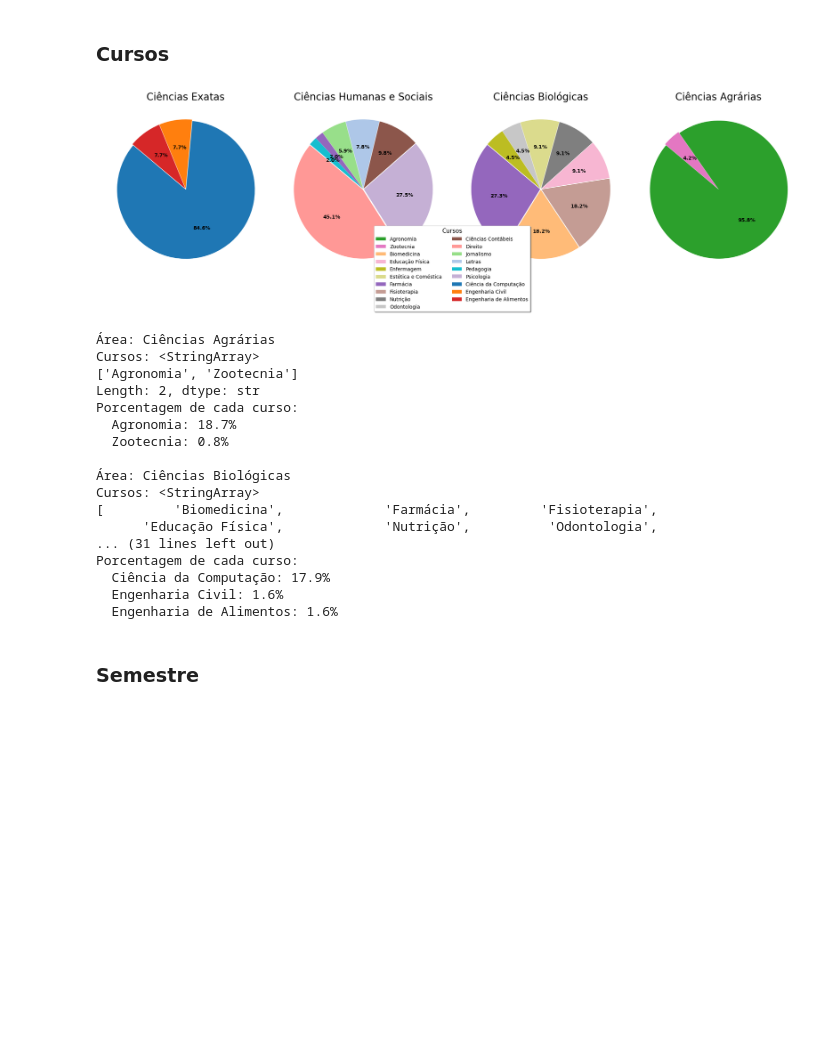
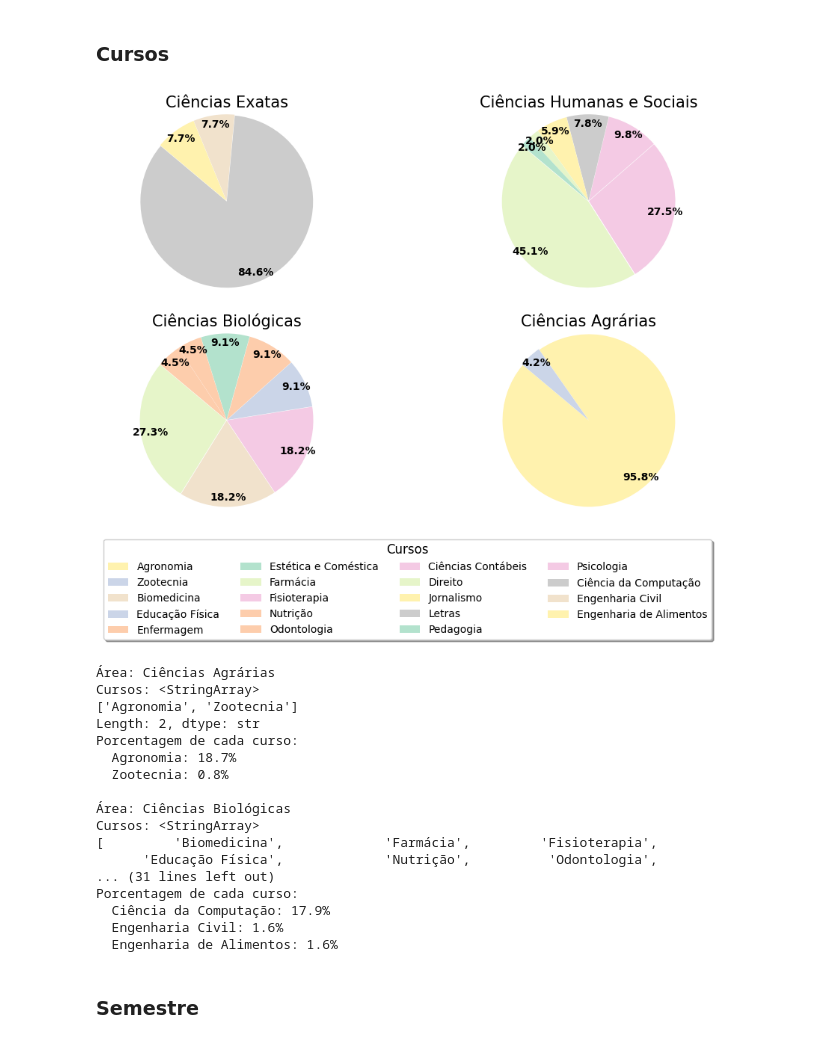
Before and after one commit to MariaLuiseB/Analise-TCC, a Jupyter notebook: areas_estudo_analises.ipynb, the cells around one changed output. Cells and saved outputs as stored; diff of their text form; code cells hidden in the pictures; blank space fills up the shorter version.

```diff
--- a/areas_estudo_analises.ipynb
+++ b/areas_estudo_analises.ipynb
@@ -123,8 +123,8 @@ print(labels)
 sizes = df_grouped_areas['Contagem'] / df_grouped_areas['Contagem'].sum() * 100  # Porcentagens
 
 # Especificar cores da paleta viridis
-viridis = plt.cm.viridis
-colors = [viridis(0.95), viridis(0.25), viridis(0.75), viridis(0.15)]  # Valores específicos da paleta
+viridis = plt.cm.Pastel1
+colors = [viridis(0.5), viridis(0.25), viridis(0.85), viridis(0.15)]  # Valores específicos da paleta
 
 # Criar o gráfico de pizza
 fig, ax = plt.subplots(figsize=(8, 6))
@@ -207,8 +207,8 @@ df_grouped['Qual o seu gênero?'] = pd.Categorical(
 
 # Definir cores da paleta viridis
 # Cores para Feminino, Masculino e Prefiro não dizer
-viridis = plt.cm.viridis
-colors = { 'Feminino': viridis(0.15), 'Masculino': viridis(0.75)}
+viridis = plt.cm.Pastel2
+colors = { 'Feminino': viridis(0.55), 'Masculino': viridis(0.25)}
 
 # Criar o gráfico de barras
 plt.figure(figsize=(15, 8))
@@ -305,7 +334,7 @@ df_grouped_instituicao['A instituição em que você estuda é pública ou parti
 )
 
 # Definir cores
-viridis = plt.cm.viridis
+viridis = plt.cm.Pastel1
 colors_instituicao = {'Pública': viridis(0.25), 'Particular': viridis(0.55)}
 
 # Criar os gráficos de pizza lado a lado
@@ -324,16 +353,16 @@ for ax, area in zip(axes, areas_unicas):
         colors=[colors_instituicao[tipo] for tipo in dados_area['A instituição em que você estuda é pública ou particular?']],
         # coloca um espaço entre as fatias
         explode=(0.01,) * len(dados_area),
-        textprops={'fontsize': 12, 'fontweight': 'bold'}
+        textprops={'fontsize': 18, 'fontweight': 'bold'}
     )
 
     # Estética dos textos
     for autotext in autotexts:
-        autotext.set_fontsize(13)
+        autotext.set_fontsize(18)
         autotext.set_fontweight('bold')
 
     # Título centralizado para cada gráfico
-    ax.set_title(area, fontsize=22, pad=15)
+    ax.set_title(area, fontsize=25, pad=15)
     ax.axis('equal')
 
 # Legenda fora do gráfico
@@ -382,7 +411,7 @@ cursos_unicos = df['A qual curso você pertence?'].unique()
 
 # Escolher uma paleta discreta com cores suficientes. Aqui usamos 'tab20'.
 num_cores = len(cursos_unicos)
-palette = sns.color_palette('tab20', num_cores)
+palette = sns.color_palette('Pastel2_r', num_cores)
 
 # Criar um dicionário para associar cada curso a uma cor fixa
 global_colors = {curso: palette[i] for i, curso in enumerate(cursos_unicos)}
@@ -405,8 +434,8 @@ cursos_ordenados = sorted(cursos_unicos, key=lambda curso: (ordem_areas.get(curs
 areas_unicas = df['Área de Estudo Agrupada'].unique()
 
 # Definir 1 linha e número de colunas igual ao número de áreas
-n_colunas = len(areas_unicas)
-n_linhas = 1
+n_colunas = 2
+n_linhas = 2
 
 # Criar os subplots em linha única
 fig, axs = plt.subplots(n_linhas, n_colunas, figsize=(5 * n_colunas, 6))
@@ -430,44 +459,46 @@ for i, area in enumerate(areas_unicas):
         startangle=140,
         textprops={'fontsize': 10, 'fontweight': 'bold'},
         colors=cores,
-        explode=(0.01,) * len(cursos_count)
+        explode=(0.01,) * len(cursos_count),
+        radius=1.99,
+        pctdistance=0.89
     )
-    axs[i].set_title(f'{area}', fontsize=20)
+    axs[i].set_title(f'{area}', fontsize=15, pad=38)
 
 # Criar a legenda global com os cursos ordenados (apenas o nome do curso)
 legend_elements = [Patch(facecolor=global_colors[curso], label=curso) for curso in cursos_ordenados]
 fig.legend(
     handles=legend_elements,
     title='Cursos',
     loc='lower center',
-    bbox_to_anchor=(0.5, -0.08),
-    ncol=2,
+    bbox_to_anchor=(0.5, -0.25),
+    ncol=4,
     fancybox=True,
     shadow=True,
     fontsize=10,
     title_fontsize=12
 )
 
 # Ajuste final do layout e título
 plt.tight_layout()
 # plt.suptitle('Distribuição dos Cursos por Área de Estudo', fontsize=16, fontweight='bold', y=1.05)
 plt.show()
 
 # imprimir os cursos de cada área de estudo e sua porcentagem
 areas_unicas = df['Área de Estudo Agrupada'].unique()
 areas_unicas = sorted(areas_unicas, key=lambda x: ordem_areas.get(x, 99))
 
 for area in areas_unicas:
     cursos_area = df[df['Área de Estudo Agrupada'] == area]['A qual curso você pertence?'].unique()
     print(f"Área: {area}")
     print("Cursos:", cursos_area)
     print("Porcentagem de cada curso:")
     for curso in cursos_area:
         porcentagem = (df[df['A qual curso você pertence?'] == curso].shape[0] / df.shape[0]) * 100
         print(f"  {curso}: {porcentagem:.1f}%")
     print()
 # %% [output]
-[figure, old version]
+[figure, new version]
 Área: Ciências Agrárias
 Cursos: <StringArray>
 ['Agronomia', 'Zootecnia']
```
Also changed, not shown: parts of 19 cells of this notebook, 29 other files.
